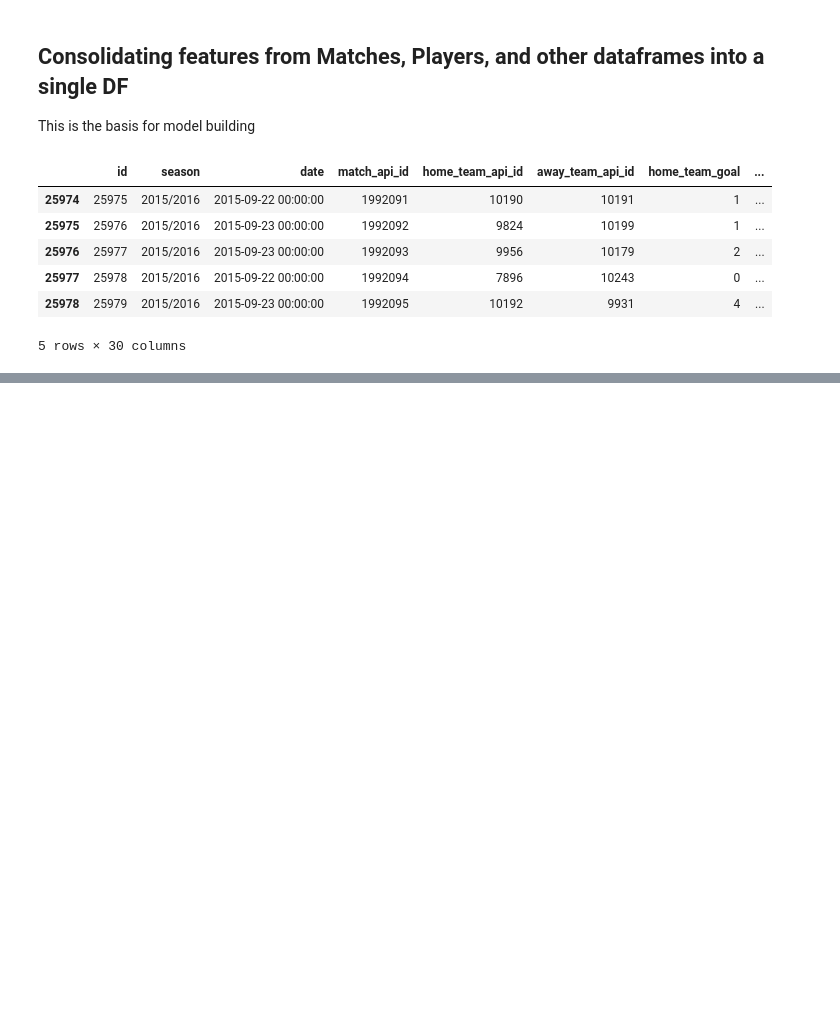
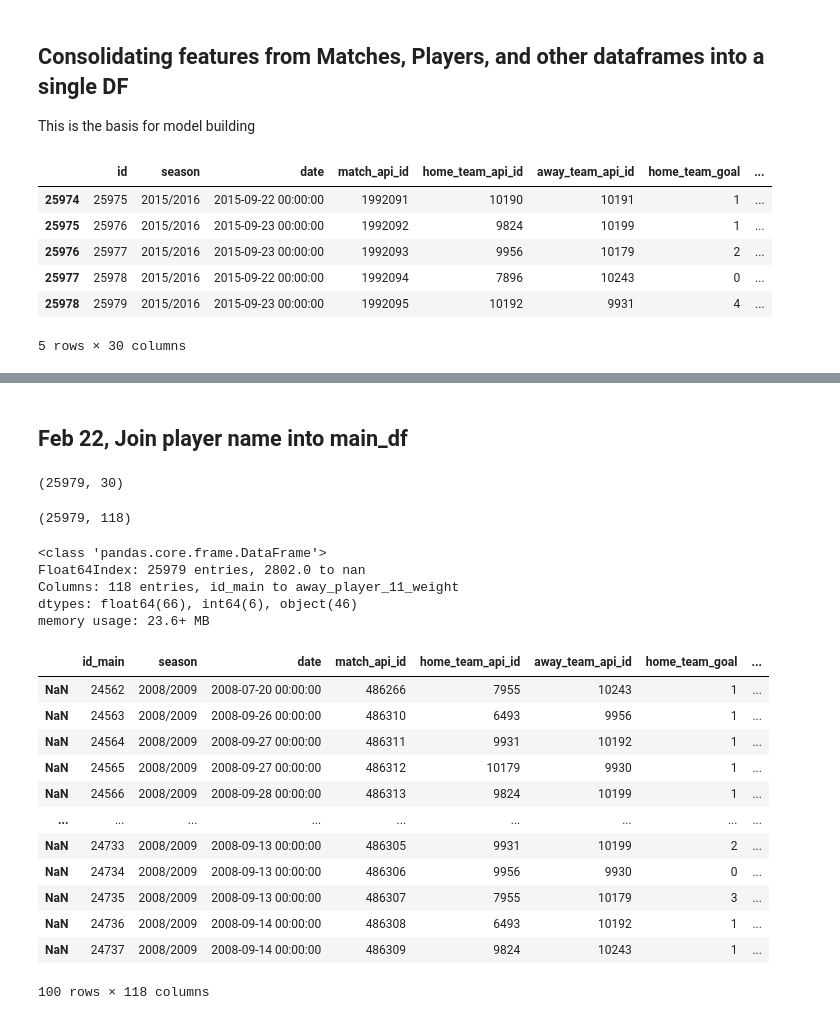
Before and after one commit to mannanrehbari/ml-project-soccer-analysis, a Jupyter notebook: soccer-analysis.ipynb, the cells around one changed output, grey strips where cells are left out. Drawn from its saved outputs; the diff is of its cells as text; code cells hidden in the pictures; blank space fills up the shorter version.

Commit message:
features and age for all players in main dataframe

```diff
--- a/soccer-analysis.ipynb
+++ b/soccer-analysis.ipynb
@@ -221,0 +182,50 @@ df_main.tail()
+# %% [markdown]
+## Feb 22, Join player name into main_df
+# %%
+print(df_main.shape)
+# %% [output]
+(25979, 30)
+# %%
+
+# NB RUN THIS CODE ONLY ONCE or restart needed
+df_main = df_main.rename(columns={"id":"id_main"})
+df_player = df_player.rename(columns={"id":"id_player"})
+
+hp = 'home_player_'
+for i in range(1, 12):
+    hp_n = hp+str(i)
+    df_main = df_main.set_index(hp_n).join(df_player.set_index('player_api_id'))
+    df_main = df_main.rename(columns={"id_player": hp_n+"_id", "player_name": hp_n+"_name", "birthday": hp_n+"_birthday", "height":hp_n+"_height", "weight":hp_n+"_weight"})
+
+ap = 'away_player_'
+for i in range(1, 12):
+    ap_n = ap+str(i)
+    df_main = df_main.set_index(ap_n).join(df_player.set_index('player_api_id'))
+    df_main = df_main.rename(columns={"id_player": ap_n+"_id", "player_name": ap_n+"_name", "birthday": ap_n+"_birthday", "height":ap_n+"_height", "weight":ap_n+"_weight"})
+# %%
+print(df_main.shape)
+print()
+# %% [output]
+(25979, 118)
+# %%
+df_main.info()
+df_main.tail(100)
+# %% [output]
+<class 'pandas.core.frame.DataFrame'>
+Float64Index: 25979 entries, 2802.0 to nan
+Columns: 118 entries, id_main to away_player_11_weight
+dtypes: float64(66), int64(6), object(46)
+memory usage: 23.6+ MB
+|  | id_main | season | date | match_api_id | home_team_api_id | away_team_api_id | home_team_goal | ... |
+| NaN | 24562 | 2008/2009 | 2008-07-20 00:00:00 | 486266 | 7955 | 10243 | 1 | ... |
+| NaN | 24563 | 2008/2009 | 2008-09-26 00:00:00 | 486310 | 6493 | 9956 | 1 | ... |
+| NaN | 24564 | 2008/2009 | 2008-09-27 00:00:00 | 486311 | 9931 | 10192 | 1 | ... |
+| NaN | 24565 | 2008/2009 | 2008-09-27 00:00:00 | 486312 | 10179 | 9930 | 1 | ... |
+| NaN | 24566 | 2008/2009 | 2008-09-28 00:00:00 | 486313 | 9824 | 10199 | 1 | ... |
+| ... | ... | ... | ... | ... | ... | ... | ... | ... |
+| NaN | 24733 | 2008/2009 | 2008-09-13 00:00:00 | 486305 | 9931 | 10199 | 2 | ... |
+| NaN | 24734 | 2008/2009 | 2008-09-13 00:00:00 | 486306 | 9956 | 9930 | 0 | ... |
+| NaN | 24735 | 2008/2009 | 2008-09-13 00:00:00 | 486307 | 7955 | 10179 | 3 | ... |
+| NaN | 24736 | 2008/2009 | 2008-09-14 00:00:00 | 486308 | 6493 | 10192 | 1 | ... |
+| NaN | 24737 | 2008/2009 | 2008-09-14 00:00:00 | 486309 | 9824 | 10243 | 1 | ... |
+100 rows × 118 columns
```
Also changed, not shown: parts of 11 cells of this notebook.
